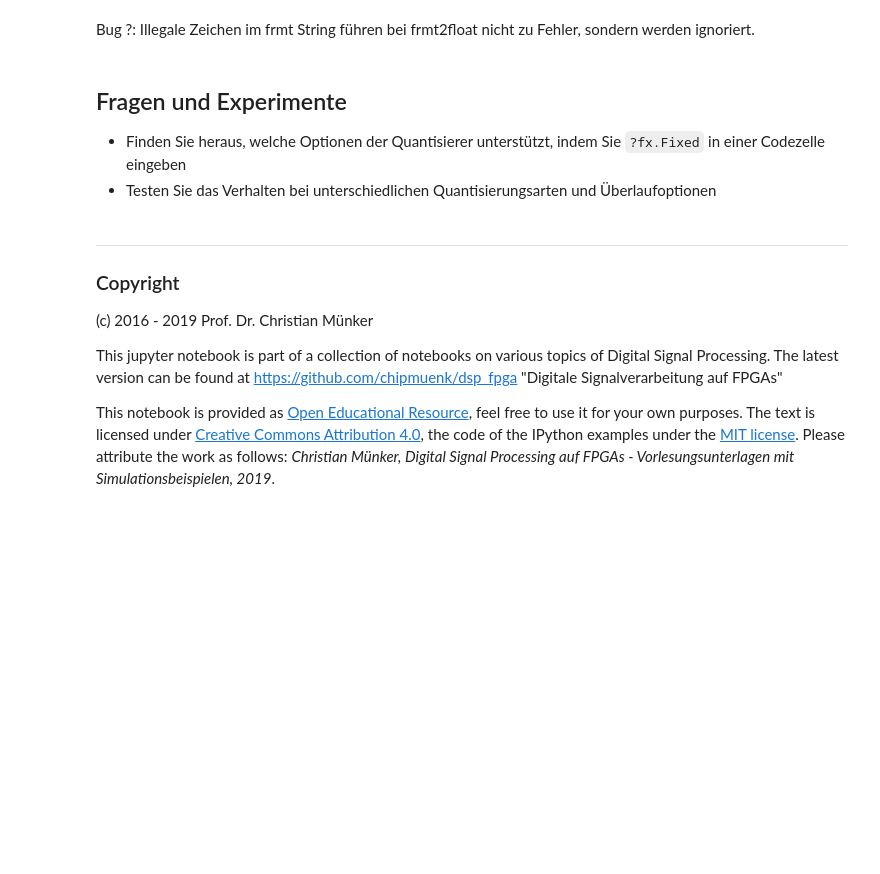
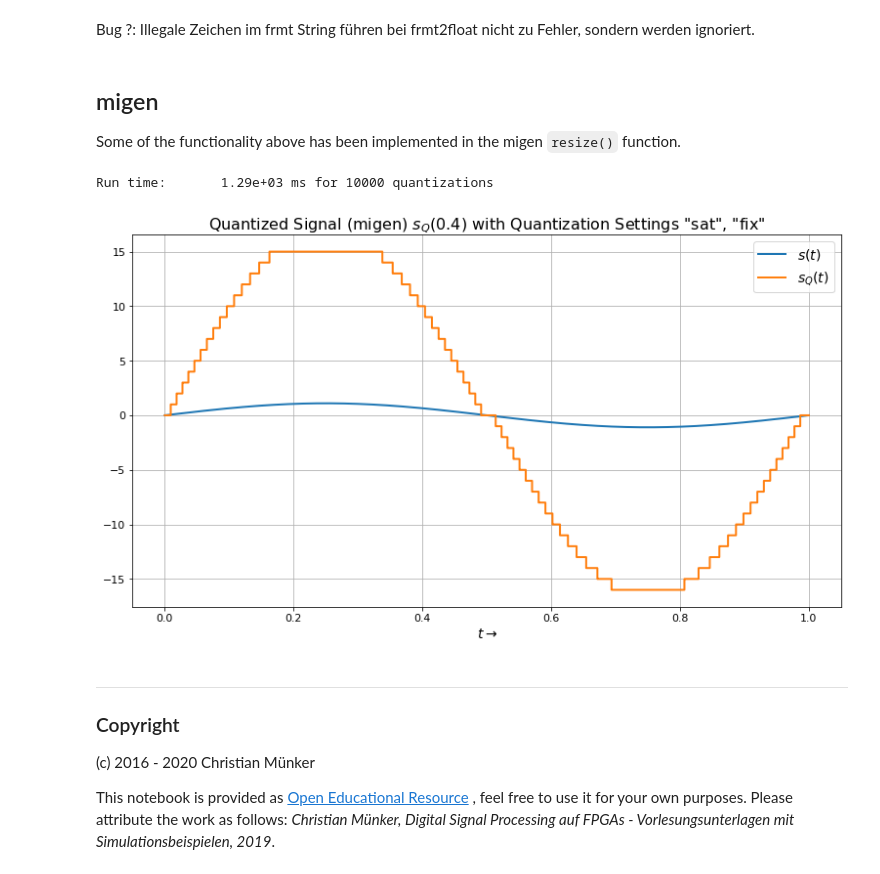
Before and after one commit to chipmuenk/dsp_nmigen, a Jupyter notebook: doc/FIX_intro.ipynb, the cells around one changed output. Drawn from its saved outputs; the diff is of its cells as text; code cells hidden in the pictures; blank space fills up the shorter version.

Commit message:
update notebook Signed-off-by: Christian Münker <mail@chipmuenk.de>

```diff
--- a/doc/FIX_intro.ipynb
+++ b/doc/FIX_intro.ipynb
@@ -143,6 +160,2 @@ q<b0.0x11> = 0.375 -> b0.0110 = 0.375
 # %% [markdown]
 Bug ?: Illegale Zeichen im frmt String führen bei frmt2float nicht zu Fehler, sondern werden ignoriert.
-# %% [markdown]
-## Fragen und Experimente ##
-- Finden Sie heraus, welche Optionen der Quantisierer unterstützt, indem Sie `?fx.Fixed` in einer Codezelle eingeben
-- Testen Sie das Verhalten bei unterschiedlichen Quantisierungsarten und Überlaufoptionen
@@ -151,9 +162,59 @@ Bug ?: Illegale Zeichen im frmt String führen bei frmt2float nicht zu Fehler, s
+# %% [markdown]
+## migen ##
+Some of the functionality above has been implemented in the migen `resize()` function.
+# %%
+from migen import Signal, Module, run_simulation
+from migen.fhdl import verilog
+from dsp_migen.resize import resize
+qI_dict = {'WI':1, 'WF': 5, 'quant':'fix', 'ovfl': 'sat'} # input quantization dict ('quant' and 'sat' settings are not used here)
+qO_dict = {'WI':0, 'WF': 4, 'quant':'fix', 'ovfl': 'sat'} # output quantization dict
+
+class Quant_migen(Module):
+    """ This module only demonstrates the resize function. """
+    def __init__(self):
+        # ------------- Define I/Os -------------------------------------------
+        self.i = Signal((qI_dict['WI'] + qI_dict['WF'] + 1, True)) # signed input signal
+        self.o = Signal((qO_dict['WI'] + qO_dict['WF'] + 1, True)) # output signal
+
+        # resize from input to output format
+        self.comb += self.o.eq(resize(self, self.i, qI_dict, qO_dict))
+
+Q1 = Quant_migen() # instantiate migen object
+
+def tb(stimulus,  outputs):
+    """ testbench generator with a stimulus list as input to migen module """
+    for x in stimulus:
+        yield Q1.i.eq(int(x)) # pass one stimulus value to filter
+        outputs.append((yield Q1.o)) # append filter output to output list
+        yield # next x until stimulus is processed
+
+sq_mig = [] # initialize list for response
+# initialize testbench generator; stimulus and response are integers!
+# convert to float and back by dividing / multiplying with 2 ** WF
+testbench = tb(s*2**qI_dict['WF'], sq_mig)  # stimulus, response
+
+# uncomment to generate verilog
+# print(verilog.convert(Q1, ios={Q1.i, Q1.o}))
+
+t_cpu = time.perf_counter()
+run_simulation(Q1, testbench) # run_simulation expects a migen module and a generator
+print('Run time:\t{0:.3g} ms for {1} quantizations\n'.format((time.perf_counter()-t_cpu)*1000, Q.N))
+#
+fig3, ax3 = plt.subplots(**figsize); ax3.grid(True)
+ax3.set_title('Quantized Signal (migen) $s_Q$({0}.{1}) with Quantization Settings "{2}", "{3}"'\
+              .format(qO_dict['WI'], qO_dict['WF'], qO_dict['ovfl'], qO_dict['quant']))
+ax3.plot(t, s, label = r'$s(t)$', lw=2)
+ax3.step(t, sq_mig, where = 'post', label = r'$s_Q(t)$', lw=2)
+#ax3.plot(t, s-sq_mig, label = r'$\epsilon(t) = s(t) - s_Q(t)$', lw=2)
+ax3.legend(fontsize = 14)
+ax3.set_xlabel(r'$t \rightarrow$'); ax1.set_ylabel(r'$s \rightarrow$');
+# %% [output]
+Run time:       1.29e+03 ms for 10000 quantizations
+[figure, added]
 # %% [markdown]
 ***
 ### Copyright
 
-(c) 2016 - 2019 Prof. Dr. Christian Münker
+(c) 2016 - 2020 Christian Münker
 
-This jupyter notebook is part of a collection of notebooks on various topics of Digital Signal Processing. The latest version can be found at https://github.com/chipmuenk/dsp_fpga "Digitale Signalverarbeitung auf FPGAs"
-
-This notebook is provided as [Open Educational Resource](https://en.wikipedia.org/wiki/Open_educational_resources), feel free to use it for your own purposes. The text is licensed under [Creative Commons Attribution 4.0](https://creativecommons.org/licenses/by/4.0/), the code of the IPython examples under the [MIT license](https://opensource.org/licenses/MIT). Please attribute the work as follows: *Christian Münker, Digital Signal Processing auf FPGAs - Vorlesungsunterlagen mit Simulationsbeispielen, 2019*.
+This notebook is provided as [Open Educational Resource](https://en.wikipedia.org/wiki/Open_educational_resources) , feel free to use it for your own purposes. Please attribute the work as follows: *Christian Münker, Digital Signal Processing auf FPGAs - Vorlesungsunterlagen mit Simulationsbeispielen, 2019*.
```
Also changed, not shown: parts of 17 cells of this notebook.
